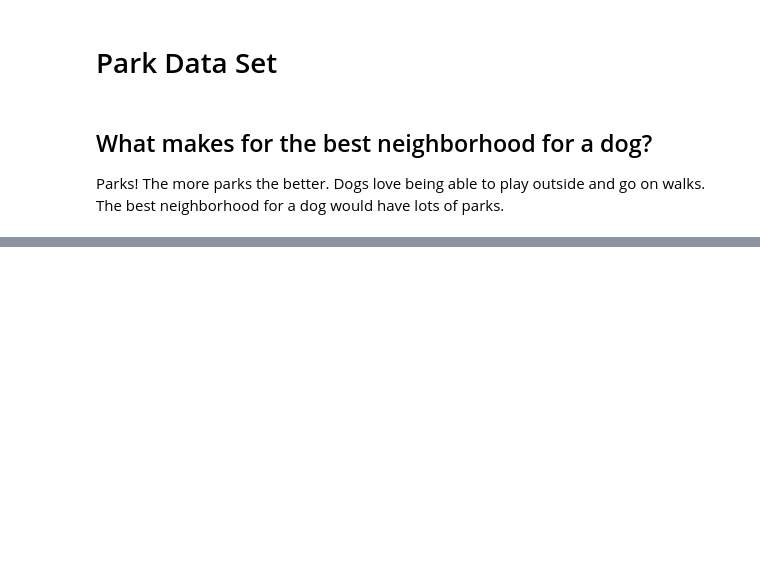
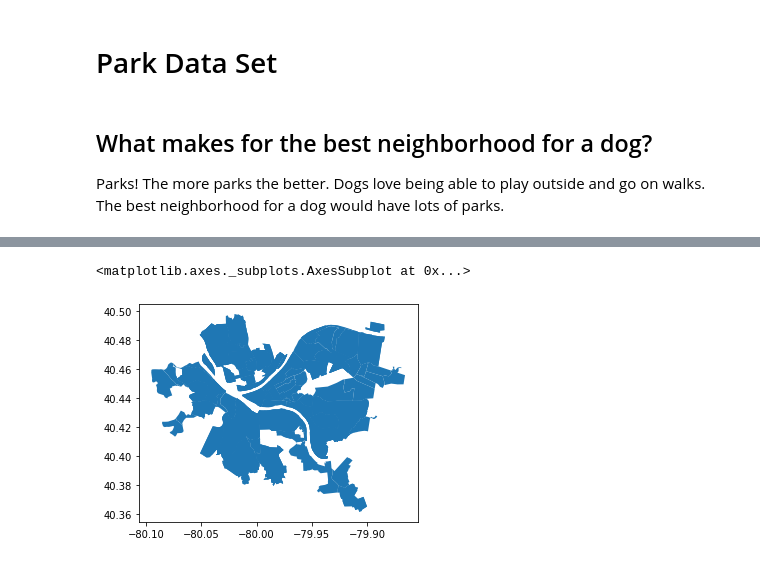
Before and after one commit to eliotann99/big_ideas_final, a Jupyter notebook: Maya-Notebook.ipynb, the cells around one changed output, grey strips where cells are left out. Cells and saved outputs as stored; diff of their text form; code cells hidden in the pictures; blank space fills up the shorter version.

```diff
--- a/Maya-Notebook.ipynb
+++ b/Maya-Notebook.ipynb
@@ -65,0 +97,3 @@ East Liberty. There are the most parks in East Liberty out of all the neighborho
+# %%
+parks_map = neighborhoods.merge(parks, how='left', left_on='hood', right_on='neighborhood')
+parks_map[['hood','type','geometry']].head(10)
@@ -65,0 +112,5 @@ East Liberty. There are the most parks in East Liberty out of all the neighborho
+# %%
+parks_map.plot(column='type')
+# %% [output]
+<matplotlib.axes._subplots.AxesSubplot at 0x...>
+[figure, added]
```
Also changed, not shown: parts of 19 cells of this notebook.
